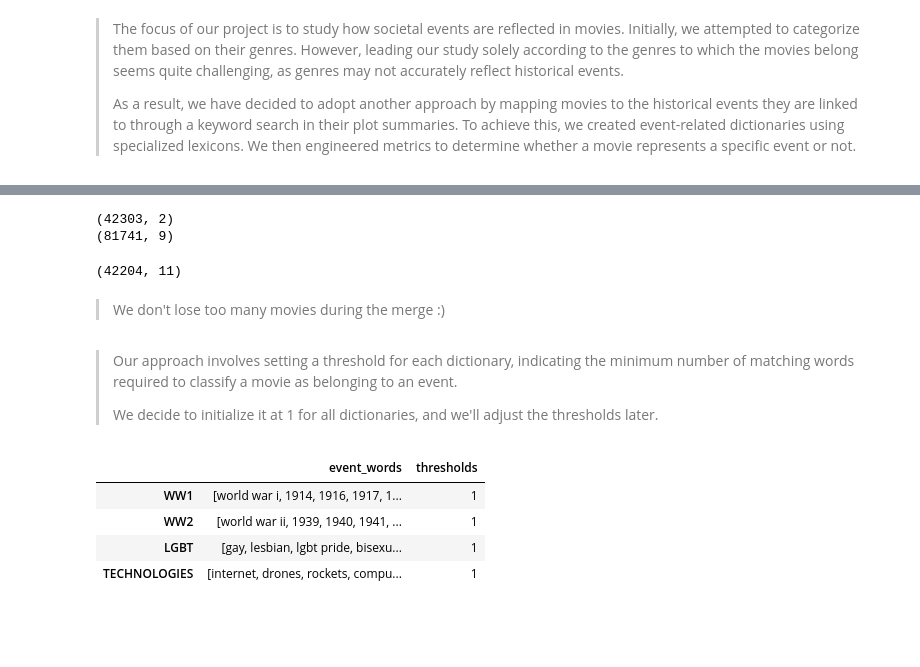
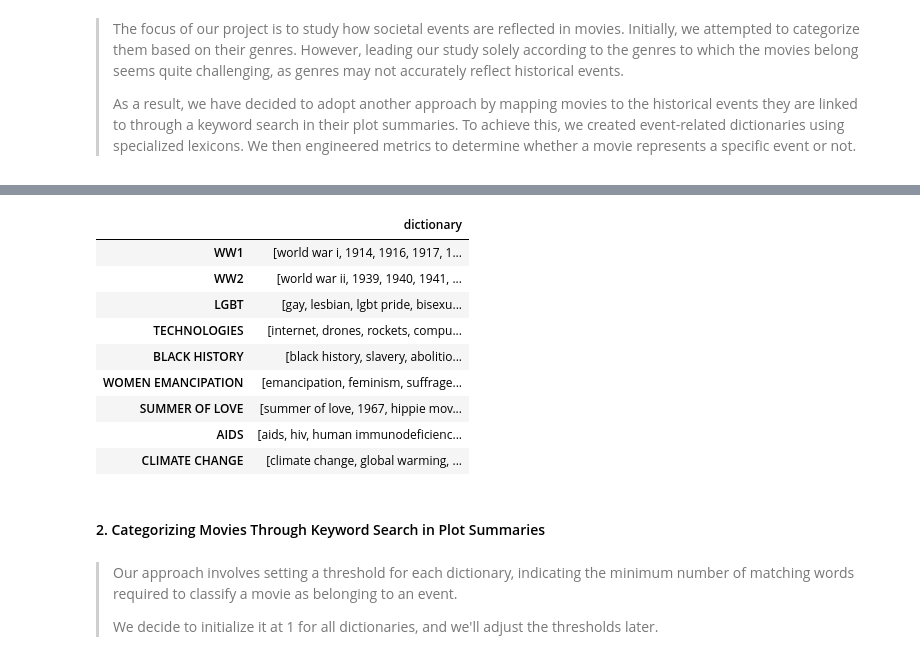
Before and after one commit to epfl-ada/ada-2023-project-onsecalme123, a Jupyter notebook: milestone2.ipynb, the cells around one changed output, grey strips where cells are left out. Cells and saved outputs as stored; diff of their text form; code cells hidden in the pictures; blank space fills up the shorter version.

Commit message:
update last part events

```diff
--- a/milestone2.ipynb
+++ b/milestone2.ipynb
@@ -1390,42 +1428,31 @@ from nltk.tokenize import word_tokenize # additional import for this part à met
-# %%
-movie_plots = plot_summaries.copy()
-movie_info = movies.copy()
-
-print(movie_plots.shape)
-print(movie_info.shape)
-# %% [output]
-(42303, 2)
-(81741, 9)
-# %%
-# Merging movie and plot_summaries datasets
-
-merged_df = pd.merge(movie_info, movie_plots, how='inner', left_on='id_wiki', right_on='id_wiki_movie').copy()
-
-print(merged_df.shape)
-# %% [output]
-(42204, 11)
-# %% [markdown]
-> We don't lose too many movies during the merge :)
+# %%
+# Create a DataFrame for 'events' dictionaries
+
+events = ['WW1', 'WW2', 'LGBT', 'TECHNOLOGIES', 'BLACK HISTORY', 'WOMEN EMANCIPATION', 'SUMMER OF LOVE', 'AIDS', 'CLIMATE CHANGE' ]
+words = {'dictionary': [ww1_dict, ww2_dict, lgbt_dict, technologies_dict, black_history_dict, women_emancipation_dict, summer_of_love_dict, aids_dict, climate_change_dict]}
+dictionaries_df = pd.DataFrame(data = words, index = events)
+
+
+# Words have to be lowercase for the keyword search
+
+dictionaries_df['dictionary'] = dictionaries_df['dictionary'].apply(lambda lst: [value.lower() for  value in lst])
+
+
+display(dictionaries_df)
+# %% [output]
+|  | dictionary |
+| WW1 | [world war i, 1914, 1916, 1917, 1... |
+| WW2 | [world war ii, 1939, 1940, 1941, ... |
+| LGBT | [gay, lesbian, lgbt pride, bisexu... |
+| TECHNOLOGIES | [internet, drones, rockets, compu... |
+| BLACK HISTORY | [black history, slavery, abolitio... |
+| WOMEN EMANCIPATION | [emancipation, feminism, suffrage... |
+| SUMMER OF LOVE | [summer of love, 1967, hippie mov... |
+| AIDS | [aids, hiv, human immunodeficienc... |
+| CLIMATE CHANGE | [climate change, global warming, ... |
+# %% [markdown]
+#### 2. Categorizing Movies Through Keyword Search in Plot Summaries
 # %% [markdown]
 > Our approach involves setting a threshold for each dictionary, indicating the minimum number of matching words required to classify a movie as belonging to an event.
 >
 > We decide to initialize it at 1 for all dictionaries, and we'll adjust the thresholds later.
-# %%
-# Create a DataFrame for events dictionaries
-
-words = {'event_words': [ww1_dict, ww2_dict, lgbt_dict, technologies_dict]}
-dictionaries_df = pd.DataFrame(data=words, index=['WW1', 'WW2', 'LGBT', 'TECHNOLOGIES'])
-
-
-# Add a 'thresholds' column initialized with ones
-
-dictionaries_df['thresholds'] = 1
-
-
-display(dictionaries_df)
-# %% [output]
-|  | event_words | thresholds |
-| WW1 | [world war i, 1914, 1916, 1917, 1... | 1 |
-| WW2 | [world war ii, 1939, 1940, 1941, ... | 1 |
-| LGBT | [gay, lesbian, lgbt pride, bisexu... | 1 |
-| TECHNOLOGIES | [internet, drones, rockets, compu... | 1 |
```
Also changed, not shown: parts of 30 cells of this notebook.
